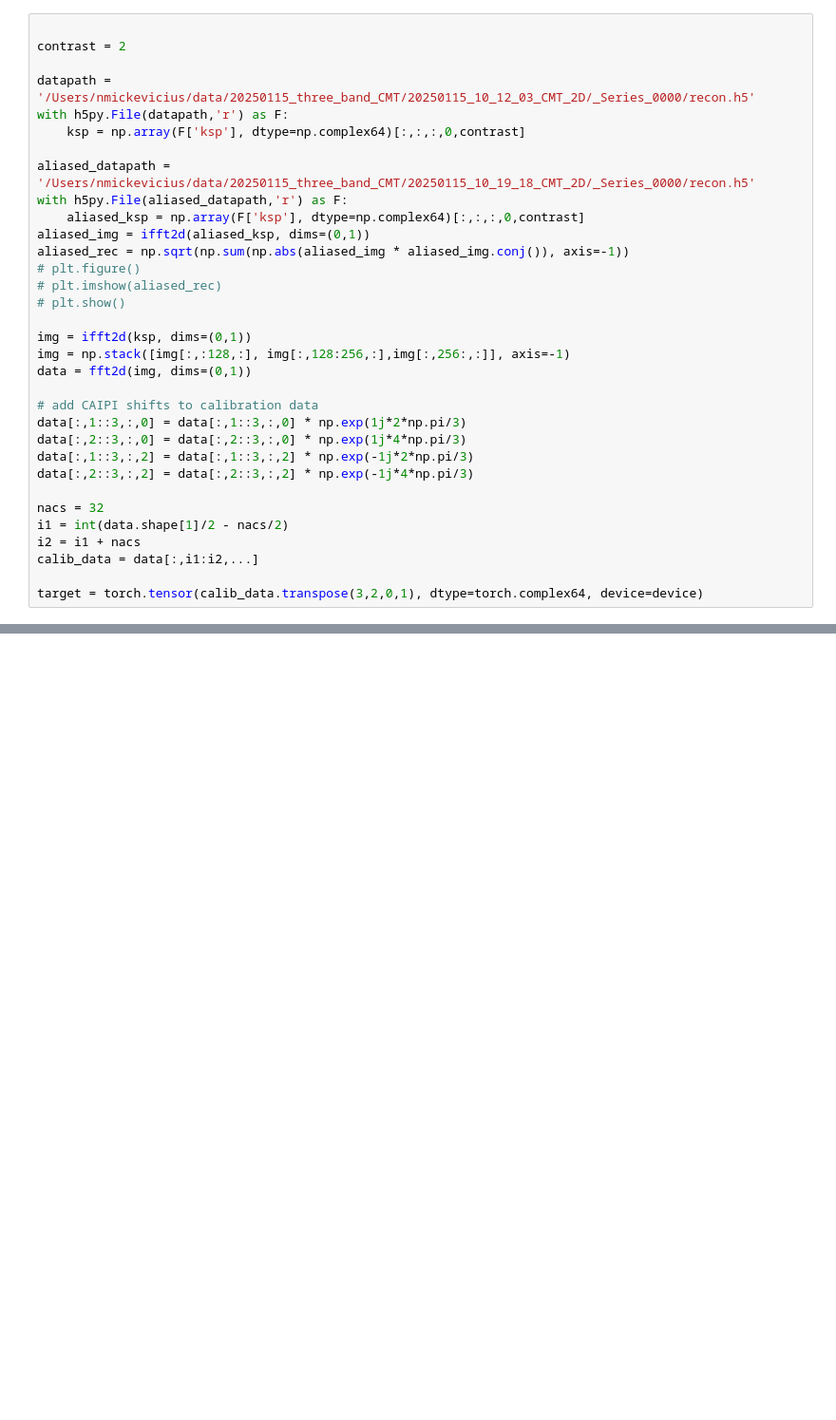
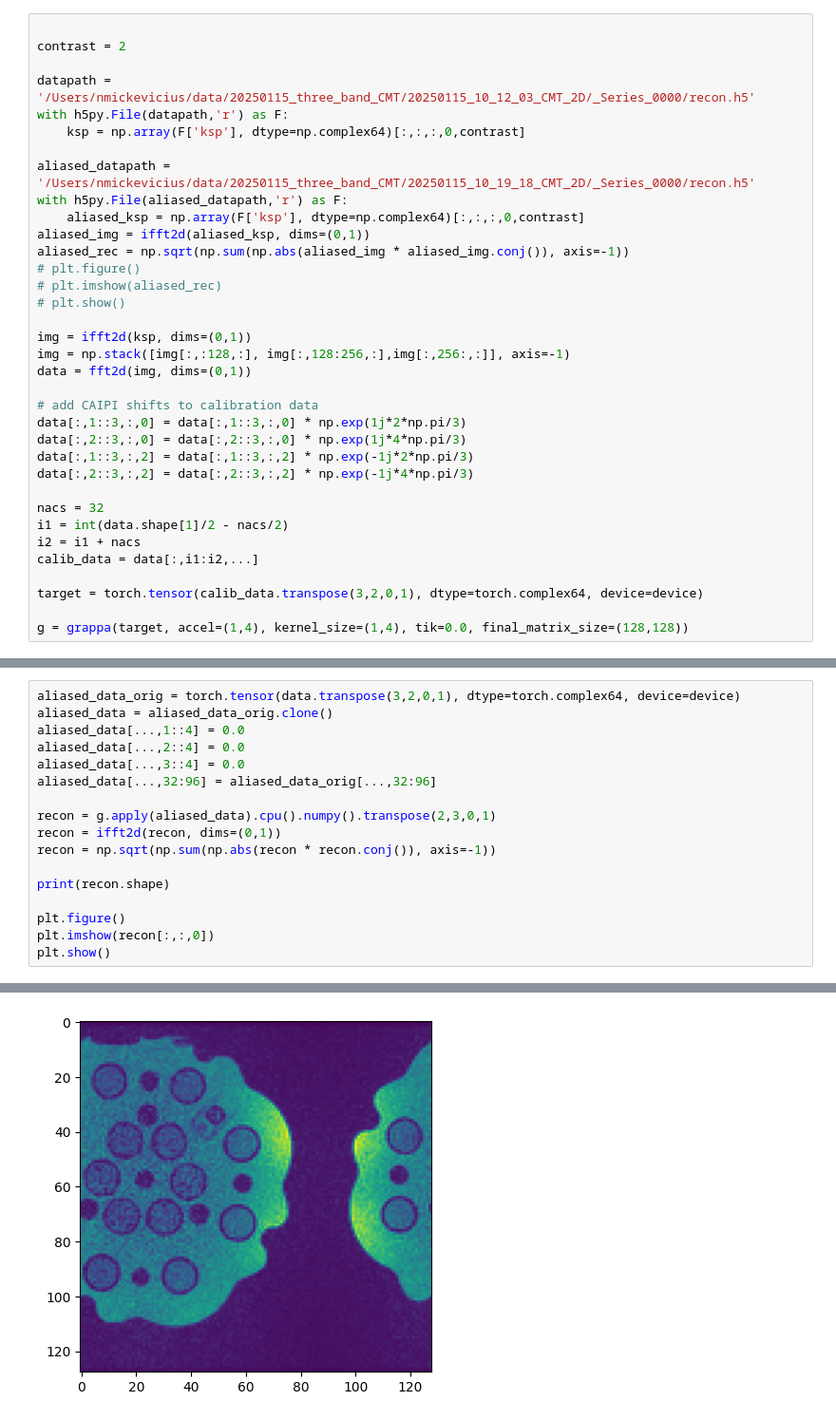
Before and after one commit to AdaptiveMRILab/MultibandMRI, a Jupyter notebook: dev_grappa.ipynb, the cells around one changed output, grey strips where cells are left out. Shown at 95% size. Cells and saved outputs as stored; diff of their text form; blank space fills up the shorter version.

Commit message:
data consistency for grappa 2

```diff
--- a/dev_grappa.ipynb
+++ b/dev_grappa.ipynb
@@ -59,3 +60,5 @@ i2 = i1 + nacs
 calib_data = data[:,i1:i2,...]
 
 target = torch.tensor(calib_data.transpose(3,2,0,1), dtype=torch.complex64, device=device)
+
+g = grappa(target, accel=(1,4), kernel_size=(1,4), tik=0.0, final_matrix_size=(128,128))
@@ -61,0 +67,18 @@ target = torch.tensor(calib_data.transpose(3,2,0,1), dtype=torch.complex64, devi
+# %%
+aliased_data_orig = torch.tensor(data.transpose(3,2,0,1), dtype=torch.complex64, device=device)
+aliased_data = aliased_data_orig.clone()
+aliased_data[...,1::4] = 0.0
+aliased_data[...,2::4] = 0.0
+aliased_data[...,3::4] = 0.0
+aliased_data[...,32:96] = aliased_data_orig[...,32:96]
+
+recon = g.apply(aliased_data).cpu().numpy().transpose(2,3,0,1)
+recon = ifft2d(recon, dims=(0,1))
+recon = np.sqrt(np.sum(np.abs(recon * recon.conj()), axis=-1))
+
+print(recon.shape)
+
+plt.figure()
+plt.imshow(recon[:,:,0])
+plt.show()
+# %% [output]
@@ -61,0 +86 @@ target = torch.tensor(calib_data.transpose(3,2,0,1), dtype=torch.complex64, devi
+[figure, added]
```
Also changed, not shown: parts of 4 cells of this notebook, 2 other files.
